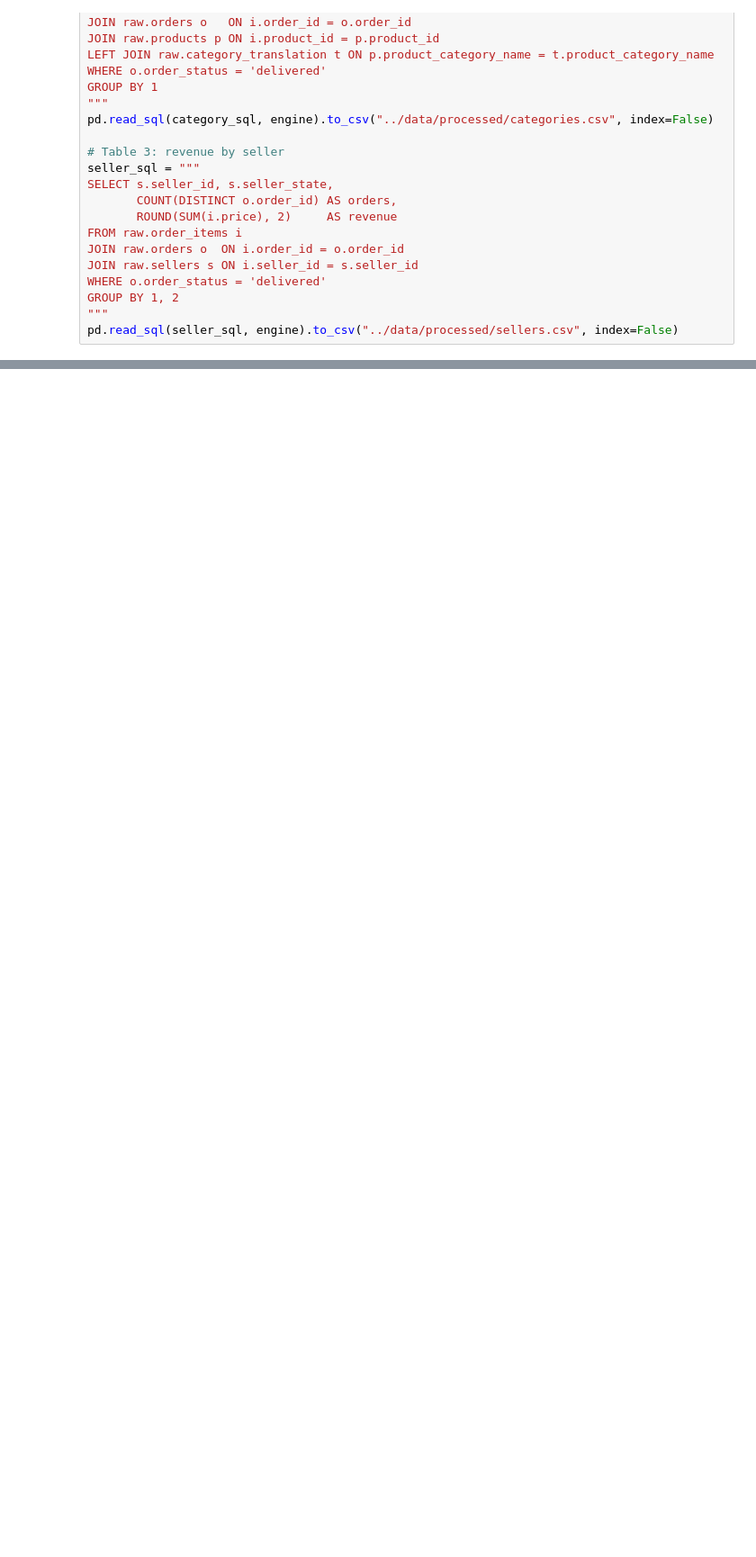
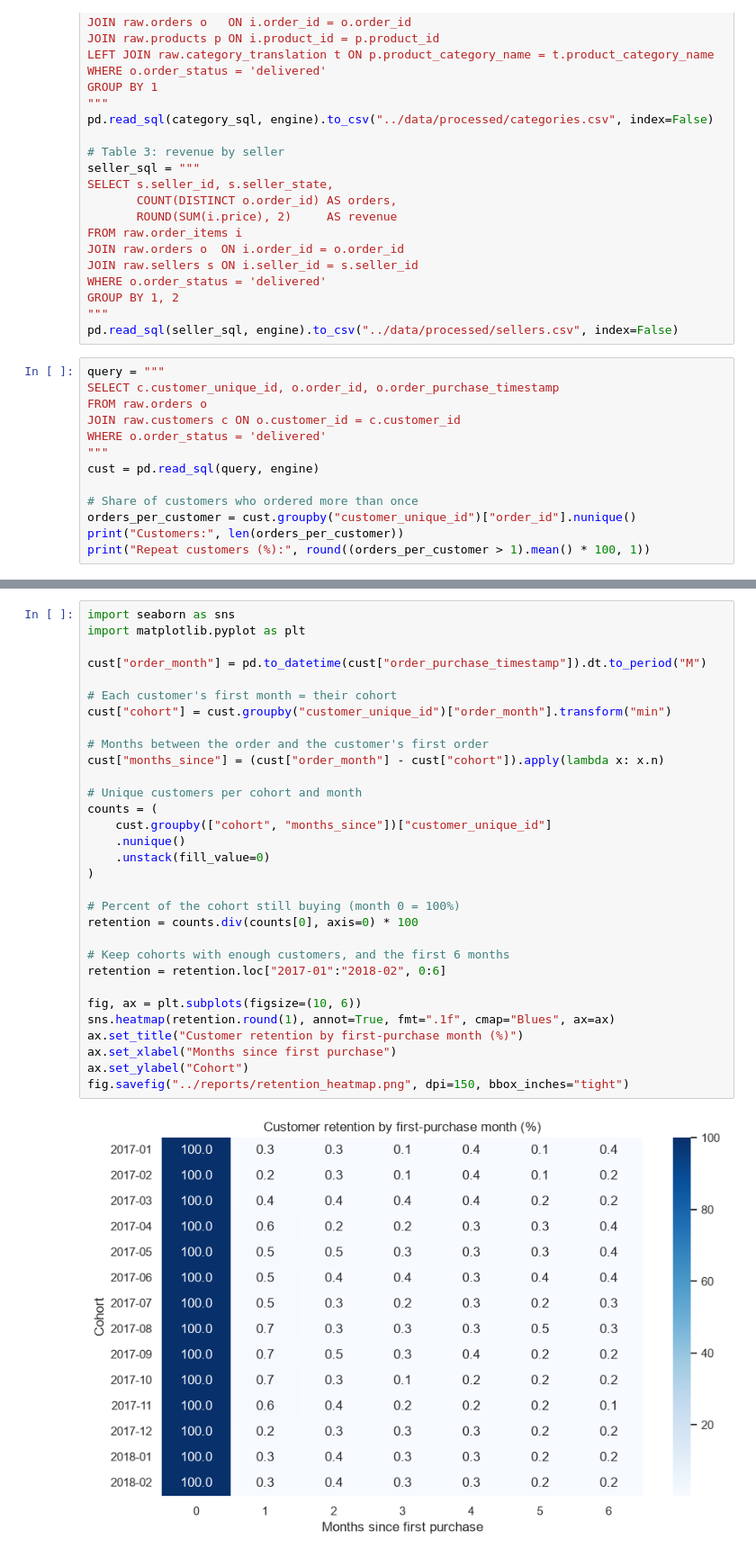
Before and after one commit to ayeshahassan15/ecommerce-delivery-analysis, a Jupyter notebook: notebooks/01_eda.ipynb, the cells around one changed output, grey strips where cells are left out. Shown at 90% size. Drawn from its saved outputs; the diff is of its cells as text; blank space fills up the shorter version.

Commit message:
Add retention, freight and prediction analyses

```diff
--- a/notebooks/01_eda.ipynb
+++ b/notebooks/01_eda.ipynb
@@ -477,3 +477,16 @@ WHERE o.order_status = 'delivered'
 GROUP BY 1, 2
 """
 pd.read_sql(seller_sql, engine).to_csv("../data/processed/sellers.csv", index=False)
+# %%
+query = """
+SELECT c.customer_unique_id, o.order_id, o.order_purchase_timestamp
+FROM raw.orders o
+JOIN raw.customers c ON o.customer_id = c.customer_id
+WHERE o.order_status = 'delivered'
+"""
+cust = pd.read_sql(query, engine)
+
+# Share of customers who ordered more than once
+orders_per_customer = cust.groupby("customer_unique_id")["order_id"].nunique()
+print("Customers:", len(orders_per_customer))
+print("Repeat customers (%):", round((orders_per_customer > 1).mean() * 100, 1))
@@ -479,0 +496,33 @@ pd.read_sql(seller_sql, engine).to_csv("../data/processed/sellers.csv", index=Fa
+# %%
+import seaborn as sns
+import matplotlib.pyplot as plt
+
+cust["order_month"] = pd.to_datetime(cust["order_purchase_timestamp"]).dt.to_period("M")
+
+# Each customer's first month = their cohort
+cust["cohort"] = cust.groupby("customer_unique_id")["order_month"].transform("min")
+
+# Months between the order and the customer's first order
+cust["months_since"] = (cust["order_month"] - cust["cohort"]).apply(lambda x: x.n)
+
+# Unique customers per cohort and month
+counts = (
+    cust.groupby(["cohort", "months_since"])["customer_unique_id"]
+    .nunique()
+    .unstack(fill_value=0)
+)
+
+# Percent of the cohort still buying (month 0 = 100%)
+retention = counts.div(counts[0], axis=0) * 100
+
+# Keep cohorts with enough customers, and the first 6 months
+retention = retention.loc["2017-01":"2018-02", 0:6]
+
+fig, ax = plt.subplots(figsize=(10, 6))
+sns.heatmap(retention.round(1), annot=True, fmt=".1f", cmap="Blues", ax=ax)
+ax.set_title("Customer retention by first-purchase month (%)")
+ax.set_xlabel("Months since first purchase")
+ax.set_ylabel("Cohort")
+fig.savefig("../reports/retention_heatmap.png", dpi=150, bbox_inches="tight")
+# %% [output]
+[figure, added]
```
Also changed, not shown: parts of 5 cells of this notebook, 2 other files.
